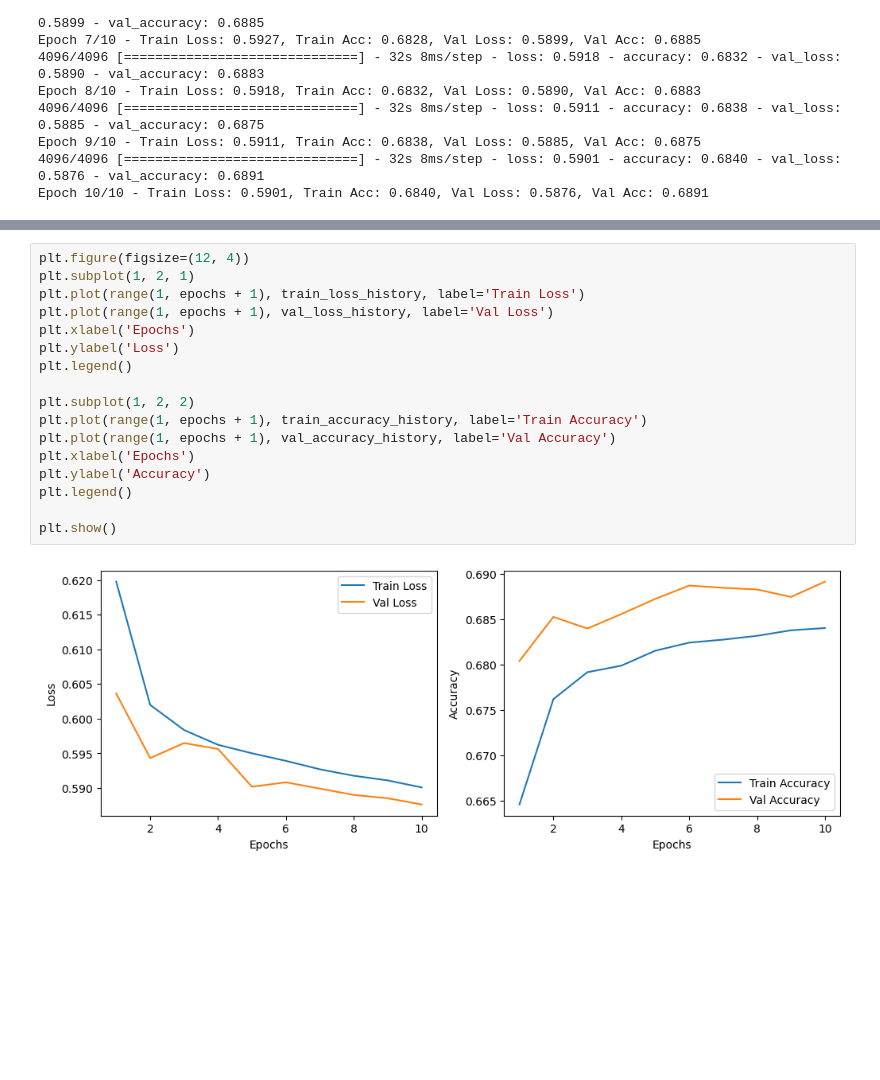
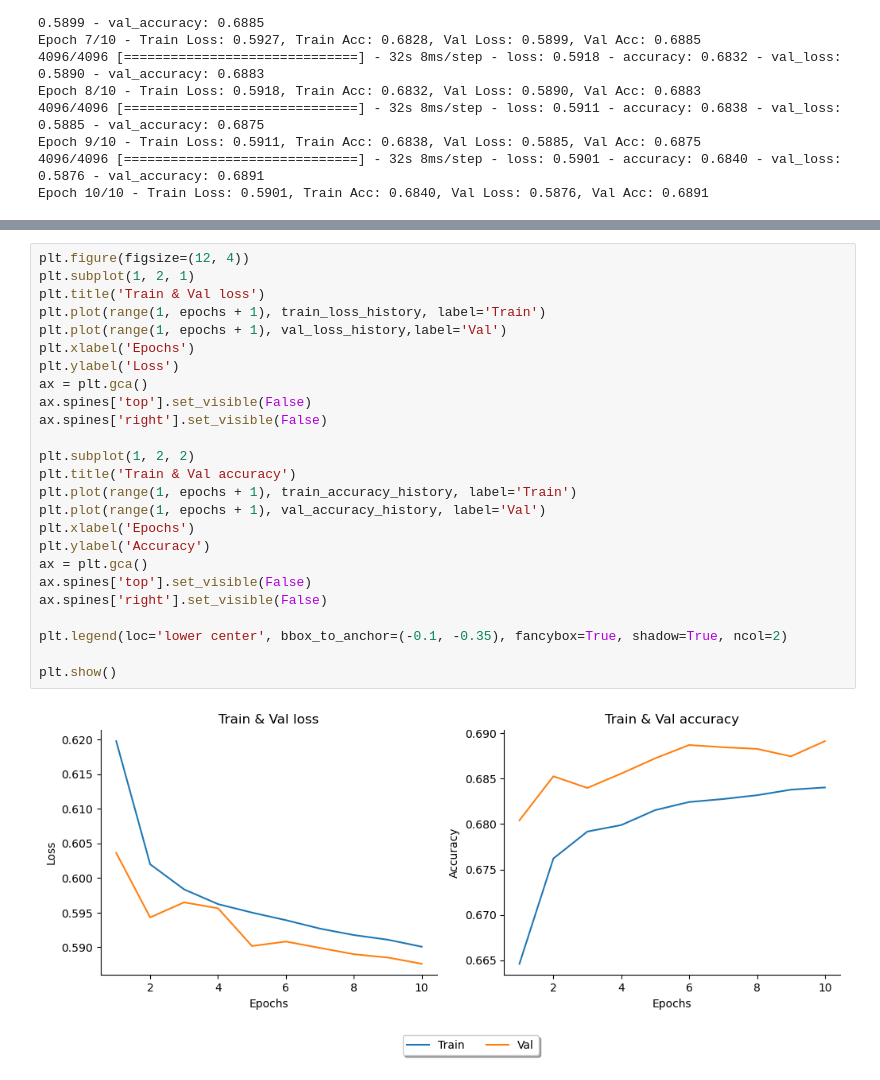
Before and after one commit to anupamajha1/ont_m6a, a Jupyter notebook: crasgaitis/eda.ipynb, the cells around one changed output, grey strips where cells are left out. Cells and saved outputs as stored; diff of their text form; blank space fills up the shorter version.

```diff
--- a/crasgaitis/eda.ipynb
+++ b/crasgaitis/eda.ipynb
@@ -248,19 +363,27 @@ Epoch 10/10 - Train Loss: 0.5901, Train Acc: 0.6840, Val Loss: 0.5876, Val Acc:
 # %%
 plt.figure(figsize=(12, 4))
 plt.subplot(1, 2, 1)
-plt.plot(range(1, epochs + 1), train_loss_history, label='Train Loss')
-plt.plot(range(1, epochs + 1), val_loss_history, label='Val Loss')
+plt.title('Train & Val loss')
+plt.plot(range(1, epochs + 1), train_loss_history, label='Train')
+plt.plot(range(1, epochs + 1), val_loss_history,label='Val')
 plt.xlabel('Epochs')
 plt.ylabel('Loss')
-plt.legend()
+ax = plt.gca()
+ax.spines['top'].set_visible(False)
+ax.spines['right'].set_visible(False)
 
 plt.subplot(1, 2, 2)
-plt.plot(range(1, epochs + 1), train_accuracy_history, label='Train Accuracy')
-plt.plot(range(1, epochs + 1), val_accuracy_history, label='Val Accuracy')
+plt.title('Train & Val accuracy')
+plt.plot(range(1, epochs + 1), train_accuracy_history, label='Train')
+plt.plot(range(1, epochs + 1), val_accuracy_history, label='Val')
 plt.xlabel('Epochs')
 plt.ylabel('Accuracy')
-plt.legend()
+ax = plt.gca()
+ax.spines['top'].set_visible(False)
+ax.spines['right'].set_visible(False)
+
+plt.legend(loc='lower center', bbox_to_anchor=(-0.1, -0.35), fancybox=True, shadow=True, ncol=2)
 
 plt.show()
 # %% [output]
-[figure, old version]
+[figure, new version]
```
Also changed, not shown: parts of 18 cells of this notebook, 1 other file.
